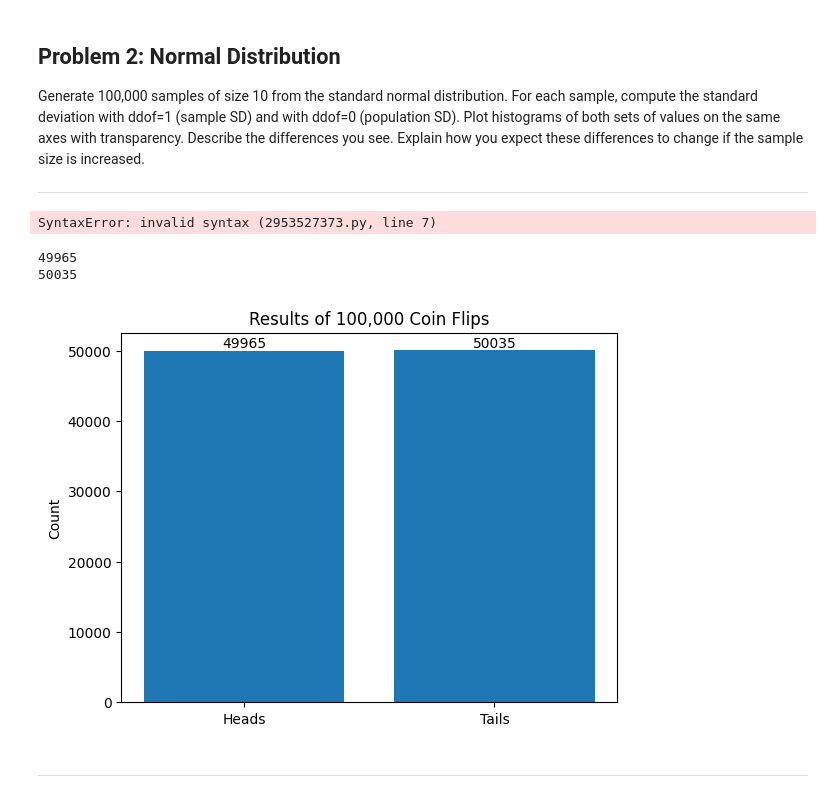
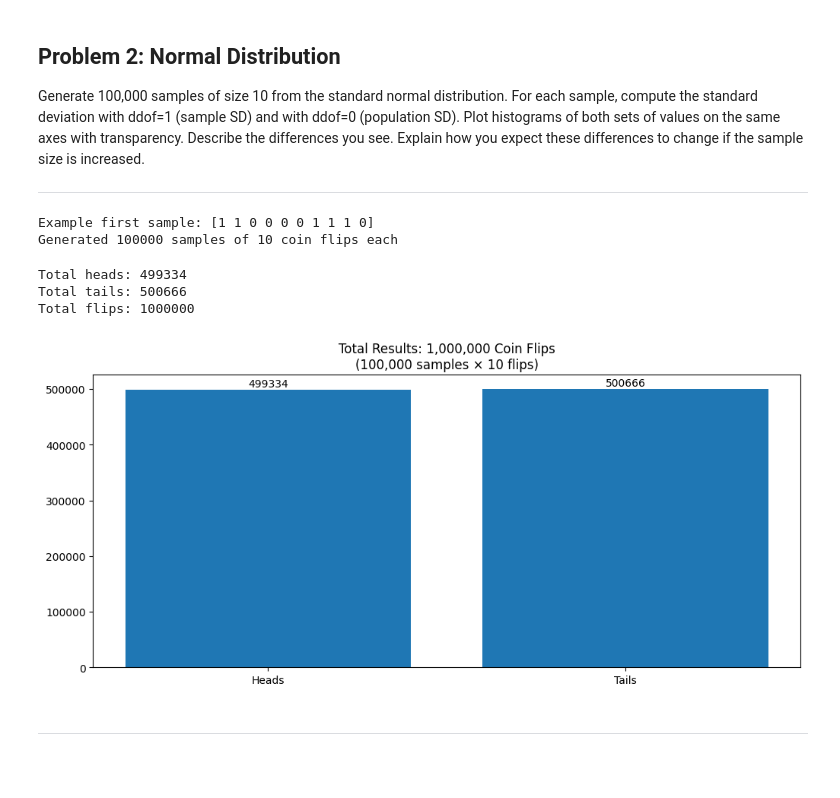
Before and after one commit to gusgoes/applied-statistic-assessment, a Jupyter notebook: problem2/normal-sample-100k.ipynb, the cells around one changed output. Saved outputs shown, nothing was run; the diff lists cells and outputs as text; code cells hidden in the pictures; blank space fills up the shorter version.

```diff
--- a/problem2/normal-sample-100k.ipynb
+++ b/problem2/normal-sample-100k.ipynb
@@ -15,50 +15,49 @@ flips = []
 for i in range(100000):
     # Each iteration generates 10 coin flips (1=heads, 0=tails)
     ten_flips = np.random.binomial(1, 0.5, 10)
-
-    flips.append(ten_flips)print(f"Example first sample: {flips[0]}")
-
+    flips.append(ten_flips)
+print(f"Example first sample: {flips[0]}")
 print(f"Generated {len(flips)} samples of 10 coin flips each")
 # %% [output]
-SyntaxError: invalid syntax (2953527373.py, line 7)
+Example first sample: [1 1 0 0 0 0 1 1 1 0]
+Generated 100000 samples of 10 coin flips each
 # %%
 # Convert to numpy array for easier manipulation
 flips_array = np.array(flips)
 
 # Count total heads and tails across all flips
+#total_heads = np.sum(flips_array)
+#total_tails = flips_array.size - total_heads
 
-total_heads = np.sum(flips_array)print(f"\nHeads per sample - Mean: {np.mean(heads_per_sample):.2f}, Std: {np.std(heads_per_sample):.2f}")
+#or
+unique, counts = np.unique(flips_array, return_counts=True)
+count_dict = dict(zip(unique, counts))
+total_heads = count_dict.get(1, 0)
+total_tails = count_dict.get(0, 0)
 
-total_tails = flips_array.size - total_headsheads_per_sample = np.sum(flips_array, axis=1)
+heads_per_sample = np.sum(flips_array, axis=1)
 
 # Count heads per sample (this might be more useful)
-
+heads_per_sample = np.sum(flips_array, axis=1)
 print(f"Total heads: {total_heads}")
 
-print(f"Total tails: {total_tails}")print(f"Total flips: {total_heads + total_tails}")
+print(f"Total tails: {total_tails}")
+print(f"Total flips: {total_heads + total_tails}")
 # %% [output]
-49965
-50035
+Total heads: 499334
+Total tails: 500666
+Total flips: 1000000
 # %%
 # Plot total heads vs tails
-fig, (ax1, ax2) = plt.subplots(1, 2, figsize=(12, 5))
+fig, ax1 = plt.subplots(1, figsize=(12, 5))
 
 # Total heads vs tails
 ax1.bar(['Heads', 'Tails'], [total_heads, total_tails])
 ax1.bar_label(ax1.containers[0])
 
-ax1.set_title('Total Results: 1,000,000 Coin Flips\n(100,000 samples × 10 flips)')plt.show()
-
-ax1.set_ylabel('Count')plt.tight_layout()
-
-
-
-# Distribution of heads per sampleax2.set_xticks(range(11))
-
-ax2.hist(heads_per_sample, bins=11, alpha=0.7, edgecolor='black')ax2.set_ylabel('Frequency')
-
-ax2.set_title('Distribution of Heads per Sample\n(10 flips per sample)')ax2.set_xlabel('Number of Heads (out of 10)')
+ax1.set_title('Total Results: 1,000,000 Coin Flips\n(100,000 samples × 10 flips)')
+plt.show()
 # %% [output]
-[figure, old version]
+[figure, new version]
 # %% [markdown]
 ***
```
Also changed, not shown: parts of 8 cells of this notebook.
